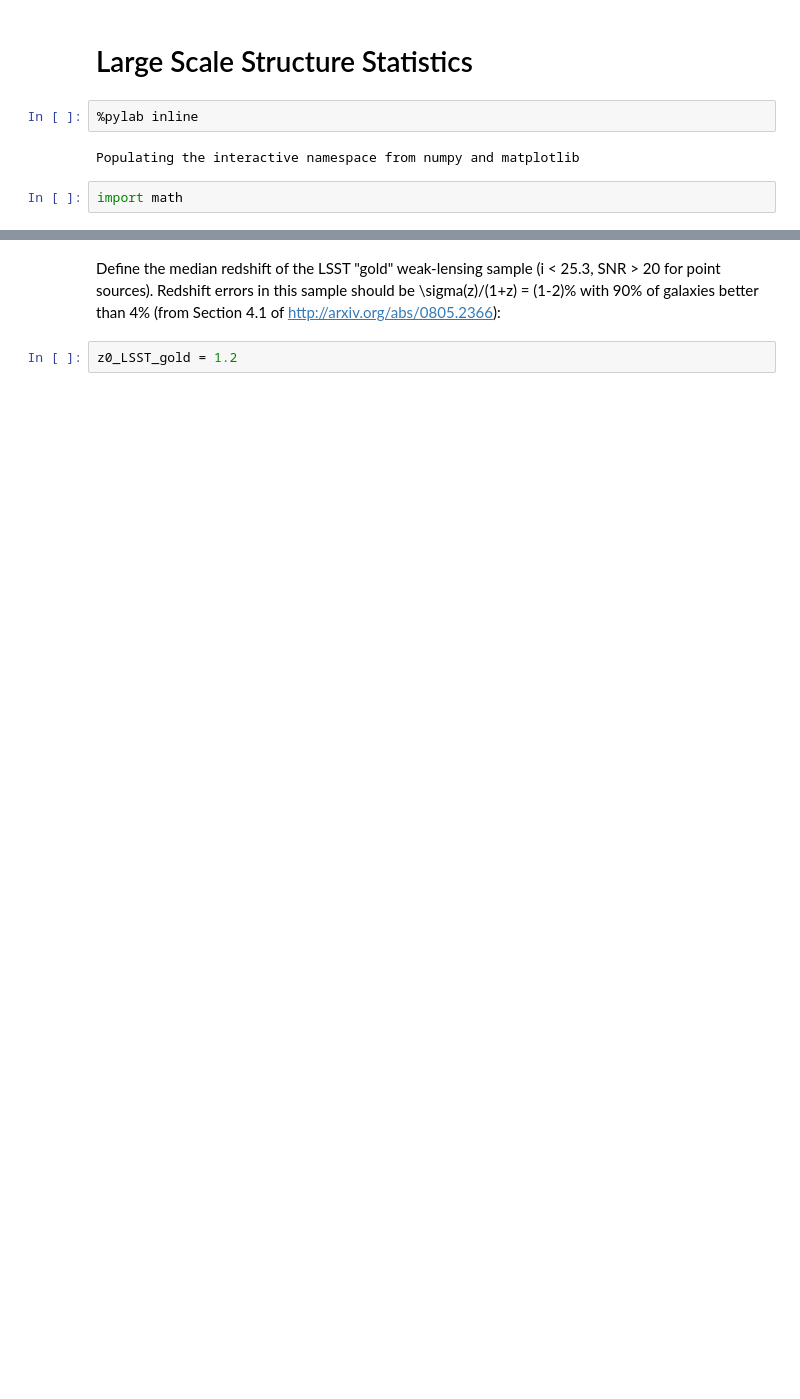
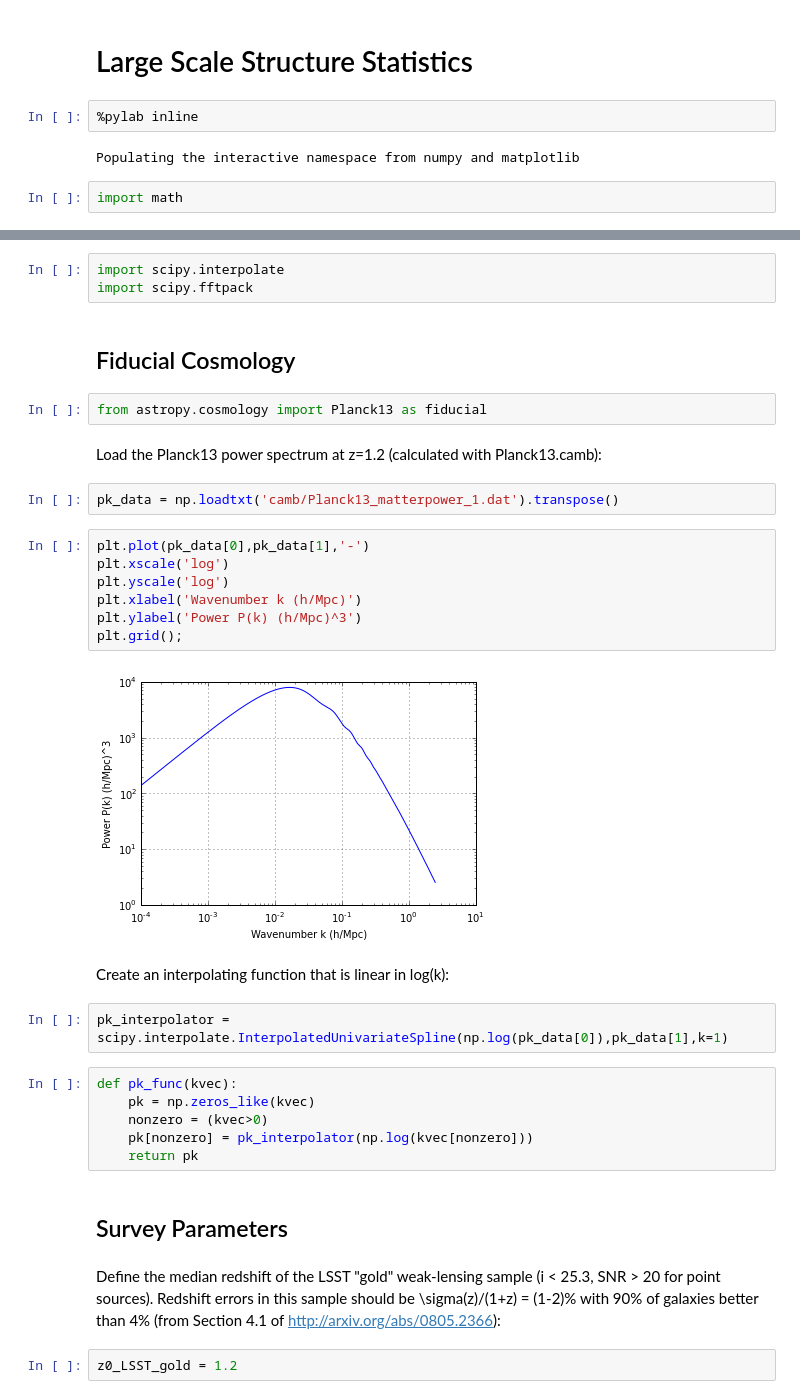
Before and after one commit to DarkEnergyScienceCollaboration/DESchool_LSS_Stats, a Jupyter notebook: LargeScaleStructureStatistics/LargeScaleStructureStatistics.ipynb, the cells around one changed output, grey strips where cells are left out. Drawn from its saved outputs; the diff is of its cells as text; blank space fills up the shorter version.

```diff
--- a/LargeScaleStructureStatistics/LargeScaleStructureStatistics.ipynb
+++ b/LargeScaleStructureStatistics/LargeScaleStructureStatistics.ipynb
@@ -15,3 +12,35 @@ import astropy.constants as const
+# %%
+import scipy.interpolate
+import scipy.fftpack
+# %% [markdown]
+## Fiducial Cosmology
+# %%
+from astropy.cosmology import Planck13 as fiducial
+# %% [markdown]
+Load the Planck13 power spectrum at z=1.2 (calculated with Planck13.camb):
+# %%
+pk_data = np.loadtxt('camb/Planck13_matterpower_1.dat').transpose()
+# %%
+plt.plot(pk_data[0],pk_data[1],'-')
+plt.xscale('log')
+plt.yscale('log')
+plt.xlabel('Wavenumber k (h/Mpc)')
+plt.ylabel('Power P(k) (h/Mpc)^3')
+plt.grid();
+# %% [output]
+[figure, added]
+# %% [markdown]
+Create an interpolating function that is linear in log(k):
+# %%
+pk_interpolator = scipy.interpolate.InterpolatedUnivariateSpline(np.log(pk_data[0]),pk_data[1],k=1)
+# %%
+def pk_func(kvec):
+    pk = np.zeros_like(kvec)
+    nonzero = (kvec>0)
+    pk[nonzero] = pk_interpolator(np.log(kvec[nonzero]))
+    return pk
+# %% [markdown]
+## Survey Parameters
 # %% [markdown]
 Define the median redshift of the LSST "gold" weak-lensing sample (i < 25.3, SNR > 20 for point sources). Redshift errors in this sample should be \sigma(z)/(1+z) = (1-2)% with 90% of galaxies better than 4% (from Section 4.1 of http://arxiv.org/abs/0805.2366):
 # %%
```
Also changed, not shown: parts of 9 cells of this notebook.
